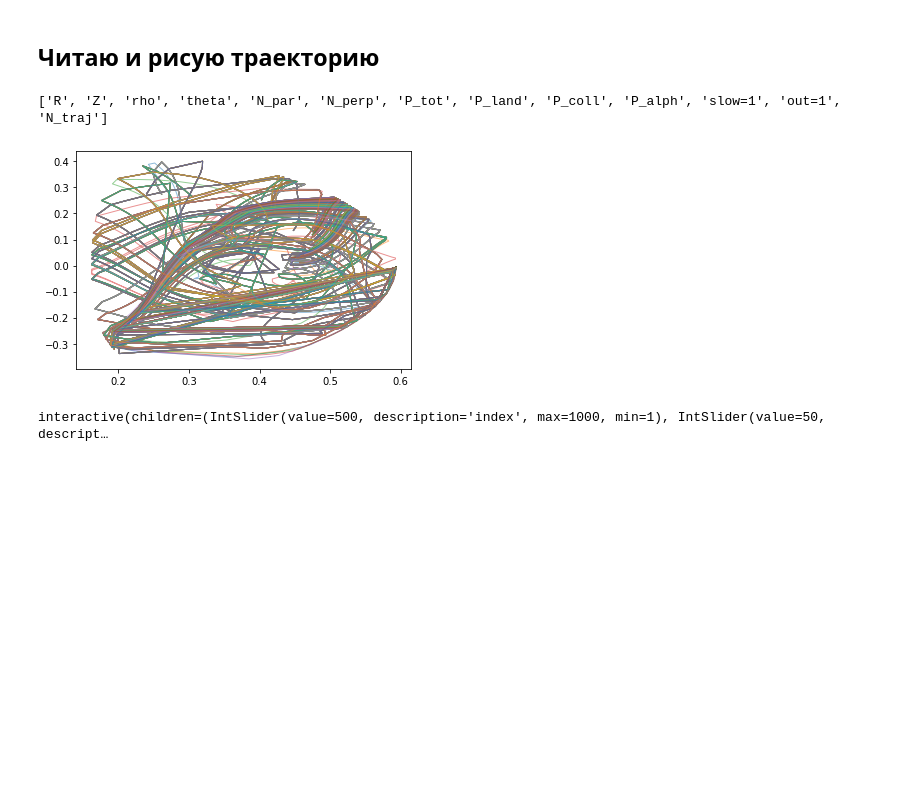
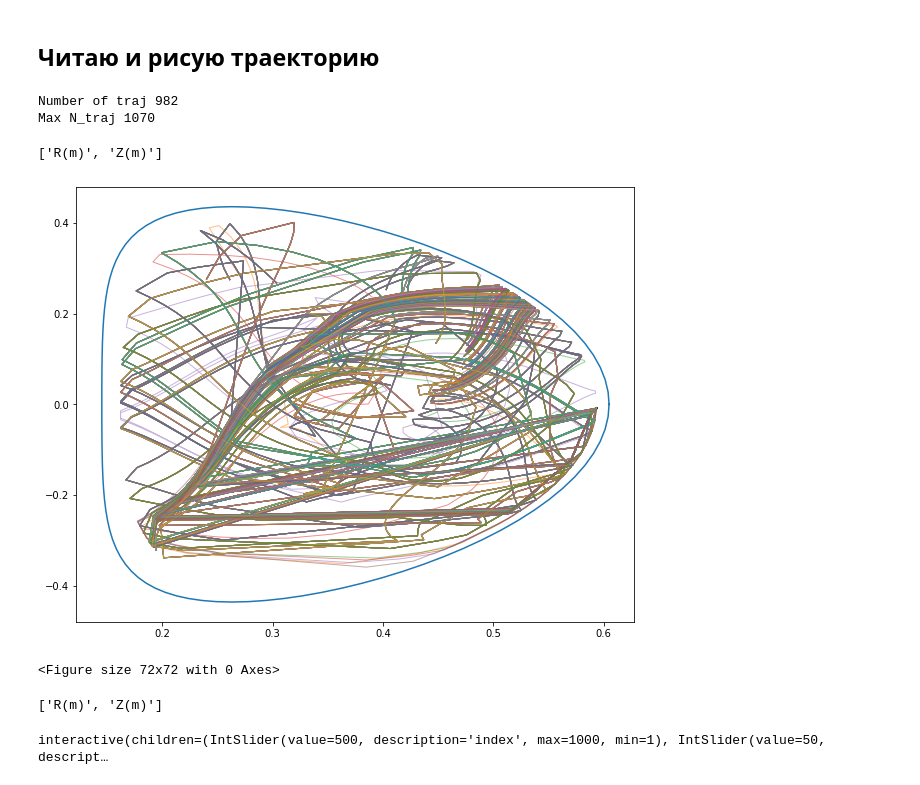
Before and after one commit to temper8/DrawPath, a Jupyter notebook: trajectory2.ipynb, the cells around one changed output. Drawn from its saved outputs; the diff is of its cells as text; code cells hidden in the pictures; blank space fills up the shorter version.

Commit message:
def read_bounds()

```diff
--- a/trajectory2.ipynb
+++ b/trajectory2.ipynb
@@ -3,14 +7,12 @@
 # %%
 import os
 from collections import namedtuple
-TRay = namedtuple('Ray' , 'R Z')
 
 
 Icms_path = os.path.abspath("data\\traj.dat")
 file = open(Icms_path)
 
 header = file.readline().split()
-print(header)
 lines = file.readlines()
 
 table = [line.split() for line in lines]
@@ -18,22 +20,23 @@ table = list(filter(None, table))
 
 R = [float(row[0]) for row in table]
 Z = [float(row[1]) for row in table]
-N_traj = [int(row[12]) for row in table]
+#N_traj = [int(row[12]) for row in table]
 
-rays = {}
-index = 0
-ray = []
+colors = plt.cm.viridis(np.sin(np.linspace(0, 1, 1100)))
+rays = []
+N_traj = 0
+TRay = namedtuple('Ray' , 'R Z N_traj Color')
 for row in table:
-    if index != int(row[12]):
-         index = int(row[12])
-         ray = TRay ([], [])
-         rays[index] = ray
-        # print(index)
+    if N_traj != int(row[12]):
+         N_traj = int(row[12])
+         ray = TRay ([], [], N_traj, colors[N_traj])
+         rays.append(ray)
     ray.R.append(float(row[0]))
     ray.Z.append(float(row[1]))
-    #print("append")
 
 
-#print(rays)
+print("Number of traj "+ str(len(rays)))
+print("Max N_traj "+ str(N_traj))
 # %% [output]
-['R', 'Z', 'rho', 'theta', 'N_par', 'N_perp', 'P_tot', 'P_land', 'P_coll', 'P_alph', 'slow=1', 'out=1', 'N_traj']
+Number of traj 982
+Max N_traj 1070
@@ -43,24 +43,38 @@ import matplotlib.pyplot as plt
 # %%
+import bounds
+R, Z = bounds.read_bounds()
+plt.plot(R, Z)
 
-for (n, ray) in rays.items() :
+for ray in rays :
     plt.plot(ray.R, ray.Z, alpha=0.5, linewidth=1);
+    #plt.plot(ray.R, ray.Z, c = ray.Color, alpha=0.5, linewidth=1);
+plt.figure(figsize=(1,1))
+plt.show()
 # %% [output]
+['R(m)', 'Z(m)']
-[figure, old version]
+[figure, new version]
+<Figure size 72x72 with 0 Axes>
 # %%
 from ipywidgets import interactive
 import matplotlib.pyplot as plt
 import numpy as np
 
+import bounds
+R, Z = bounds.read_bounds()
+
+
 def plot_func(index, k):
+    plt.plot(R, Z)
     for i in range(k):
-        ray = rays.get(index + i)
-        if (ray != None):
-            plt.plot(ray.R, ray.Z, alpha=1.0, linewidth=1)
-    plt.xlim(0.15, 0.65)
+        ray = rays[index + i]
+        plt.plot(ray.R, ray.Z, alpha=1.0, linewidth=1)
+    plt.xlim(0.12, 0.62)
     plt.ylim(-0.5, 0.5)
+    plt.figure(figsize=(1,1))
     plt.show()
 
 w = interactive(plot_func, index = (1, 1000), k = (1,100))
 w
 # %% [output]
-interactive(children=(IntSlider(value=500, description='index', max=1000, min=1), IntSlider(value=50, descript…
+['R(m)', 'Z(m)']
+interactive(children=(IntSlider(value=500, description='index', max=1000, min=1), IntSlider(value=50, descript…
```
Also changed, not shown: parts of 2 cells of this notebook, 3 other files.
